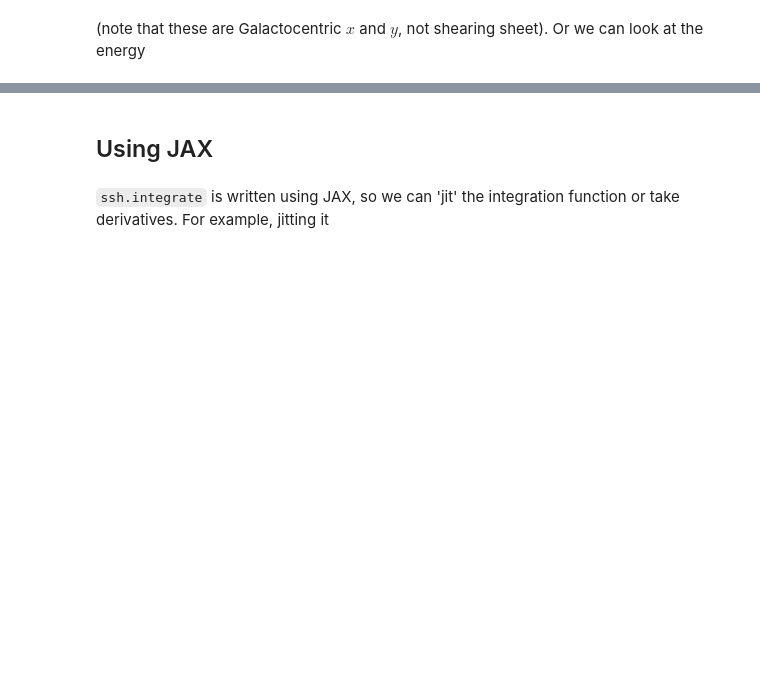
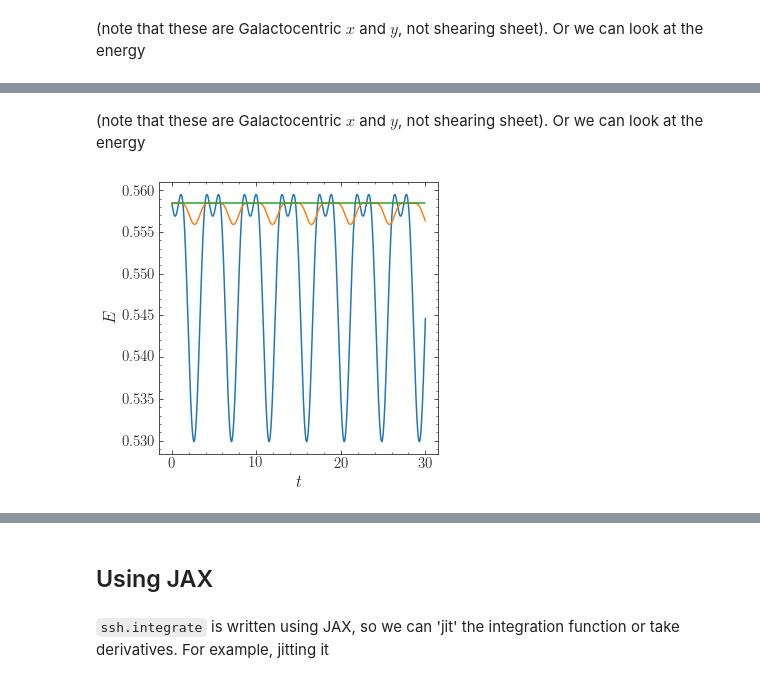
Before and after one commit to jobovy/shearing-sheet, a Jupyter notebook: nb/shearing-sheet-example.ipynb, the cells around one changed output, grey strips where cells are left out. Cells and saved outputs as stored; diff of their text form; code cells hidden in the pictures; blank space fills up the shorter version.

```diff
--- a/nb/shearing-sheet-example.ipynb
+++ b/nb/shearing-sheet-example.ipynb
@@ -62,0 +101,8 @@ orb.plotE(overplot=True,pot=lp)
+# %% [markdown]
+(note that these are Galactocentric $x$ and $y$, not shearing sheet). Or we can look at the energy
+# %%
+conv.plotE(pot=lp)
+conv2.plotE(overplot=True,pot=lp)
+orb.plotE(overplot=True,pot=lp);
+# %% [output]
+[figure, added]
```
Also changed, not shown: parts of 56 cells of this notebook, 2 other files.
